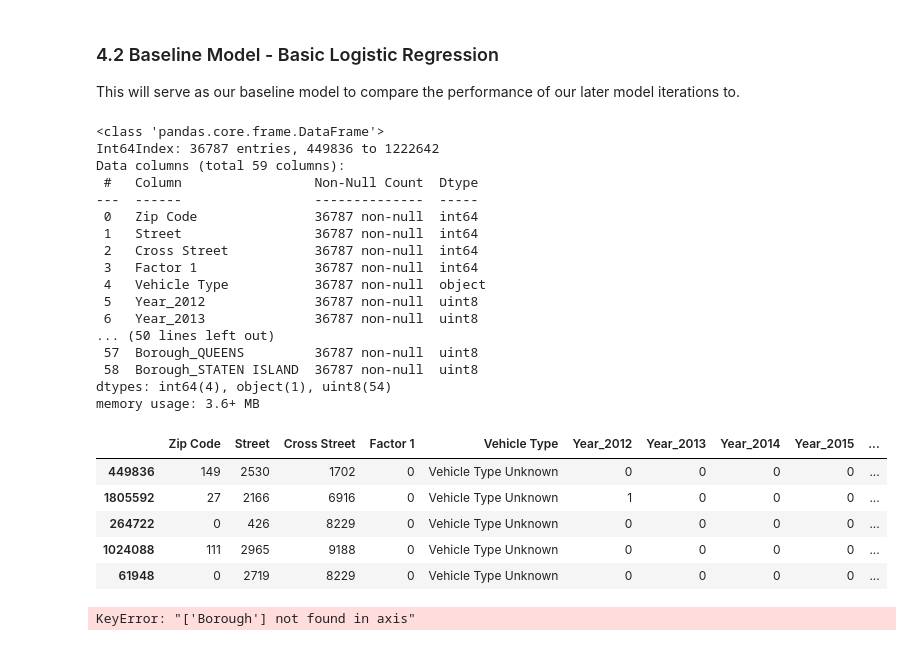
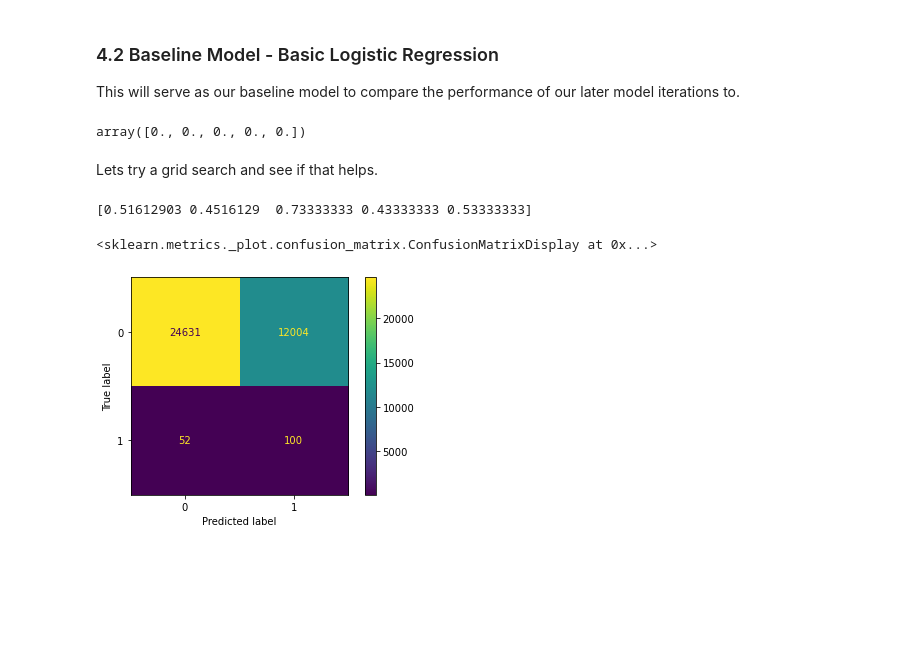
Before and after one commit to AidanStack/Cycling_Classification_Project, a Jupyter notebook: Aidan/Aidan's Notebook.ipynb, the cells around one changed output. Saved outputs shown, nothing was run; the diff lists cells and outputs as text; code cells hidden in the pictures; blank space fills up the shorter version.

Commit message:
sklearn preprocessors in place

```diff
--- a/Aidan/Aidan's Notebook.ipynb
+++ b/Aidan/Aidan's Notebook.ipynb
@@ -659,2 +501,0 @@ memory usage: 3.1+ MB
-# %%
-X_train = pd.get_dummies(X_train, columns=['Year', 'Month', 'Holiday Collision', 'Hour', 'Borough'])
@@ -692,6 +501,0 @@ X_train.head()
-# %%
-label = LabelEncoder()
-X_train['Zip Code']     = label.fit_transform(X_train['Zip Code'])
-X_train['Street']       = label.fit_transform(X_train['Street'])
-X_train['Cross Street'] = label.fit_transform(X_train['Cross Street'])
-X_train['Factor 1']     = label.fit_transform(X_train['Factor 1'])
@@ -741,40 +555,34 @@ The dummy model has a recall of 0.0
 ### 4.2 Baseline Model - Basic Logistic Regression
 
    This will serve as our baseline model to compare the performance of our later model iterations to.
-# %%
-X_train.info()
-# %% [output]
-<class 'pandas.core.frame.DataFrame'>
-Int64Index: 36787 entries, 449836 to 1222642
-Data columns (total 59 columns):
- #   Column                 Non-Null Count  Dtype
----  ------                 --------------  -----
- 0   Zip Code               36787 non-null  int64
- 1   Street                 36787 non-null  int64
- 2   Cross Street           36787 non-null  int64
- 3   Factor 1               36787 non-null  int64
- 4   Vehicle Type           36787 non-null  object
- 5   Year_2012              36787 non-null  uint8
- 6   Year_2013              36787 non-null  uint8
-... (50 lines left out)
- 57  Borough_QUEENS         36787 non-null  uint8
- 58  Borough_STATEN ISLAND  36787 non-null  uint8
-dtypes: int64(4), object(1), uint8(54)
-memory usage: 3.6+ MB
-# %%
-X_train.head()
-# %% [output]
-|  | Zip Code | Street | Cross Street | Factor 1 | Vehicle Type | Year_2012 | Year_2013 | Year_2014 | Year_2015 | ... |
-| 449836 | 149 | 2530 | 1702 | 0 | Vehicle Type Unknown | 0 | 0 | 0 | 0 | ... |
-| 1805592 | 27 | 2166 | 6916 | 0 | Vehicle Type Unknown | 1 | 0 | 0 | 0 | ... |
-| 264722 | 0 | 426 | 8229 | 0 | Vehicle Type Unknown | 0 | 0 | 0 | 0 | ... |
-| 1024088 | 111 | 2965 | 9188 | 0 | Vehicle Type Unknown | 0 | 0 | 0 | 0 | ... |
-| 61948 | 0 | 2719 | 8229 | 0 | Vehicle Type Unknown | 0 | 0 | 0 | 0 | ... |
-# %%
-X_train_logreg = X_train.drop(['Vehicle Type', 'Factor 1', 'Cross Street', 'Street', 'Zip Code', 'Borough'], axis=1)
-
-clf_2 = LogisticRegression(random_state=seed)
-clf_2.fit(X_train_logreg, y_train)
-plot_confusion_matrix(clf_2, X_train_logreg, y_train)
-# %% [output]
-KeyError: "['Borough'] not found in axis"
+# %%
+clf_2 = LogisticRegression(random_state=seed)
+clf_2.fit(X_train_encoded, y_train)
+cross_val_score(clf_2, X_train_encoded, y_train, scoring='recall')
+# %% [output]
+array([0., 0., 0., 0., 0.])
+# %% [markdown]
+Lets try a grid search and see if that helps.
+# %%
+pg2 = {'tol' : [1e-4, 1e-5, 1e-6, 1e-7],
+       'C' : [.1, .01, .001],
+       'class_weight' : ['balanced'],
+       'max_iter': [100000]}
+
+# The grid search is commented out to reduce notebook runtime, best parameters are input into best_logreg
+
+# tuned_logreg = GridSearchCV(clf_2, pg2, cv=5)
+# tuned_logreg.fit(X_train_encoded, y_train)
+# tuned_logreg.best_estimator_
+
+tuned_logreg = LogisticRegression(random_state=seed, C=0.1,
+                                  class_weight='balanced', max_iter=1000000)
+
+print(cross_val_score(tuned_logreg, X_train_encoded, y_train, scoring='recall'))
+
+tuned_logreg.fit(X_train_encoded, y_train)
+plot_confusion_matrix(tuned_logreg, X_train_encoded, y_train)
+# %% [output]
+[0.51612903 0.4516129  0.73333333 0.43333333 0.53333333]
+<sklearn.metrics._plot.confusion_matrix.ConfusionMatrixDisplay at 0x...>
+[figure, added]
```
Also changed, not shown: parts of 33 cells of this notebook.
